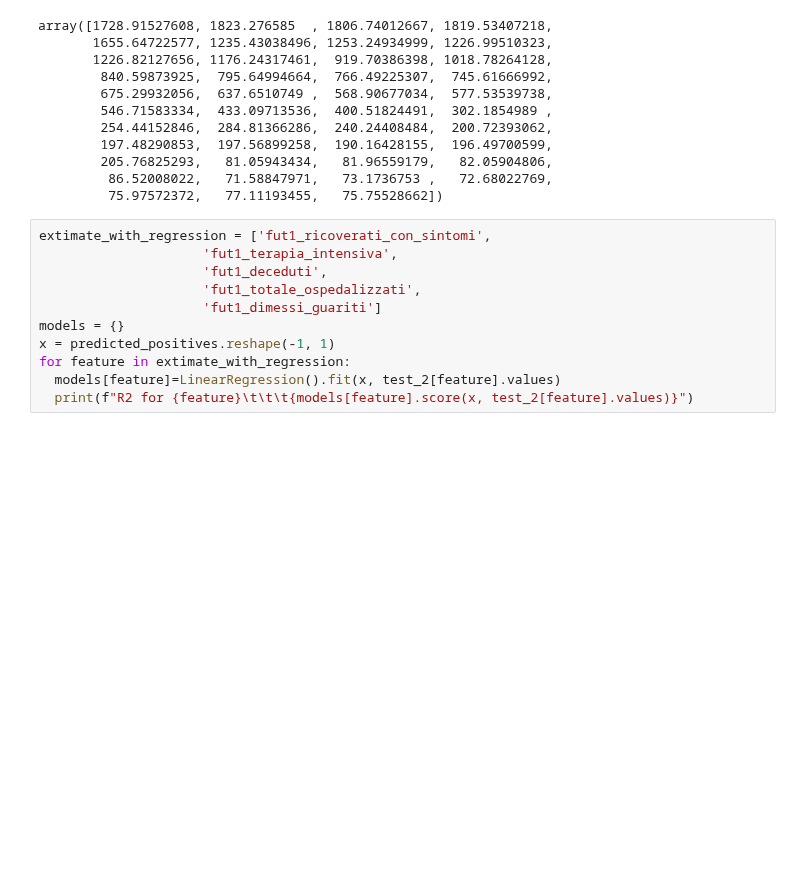
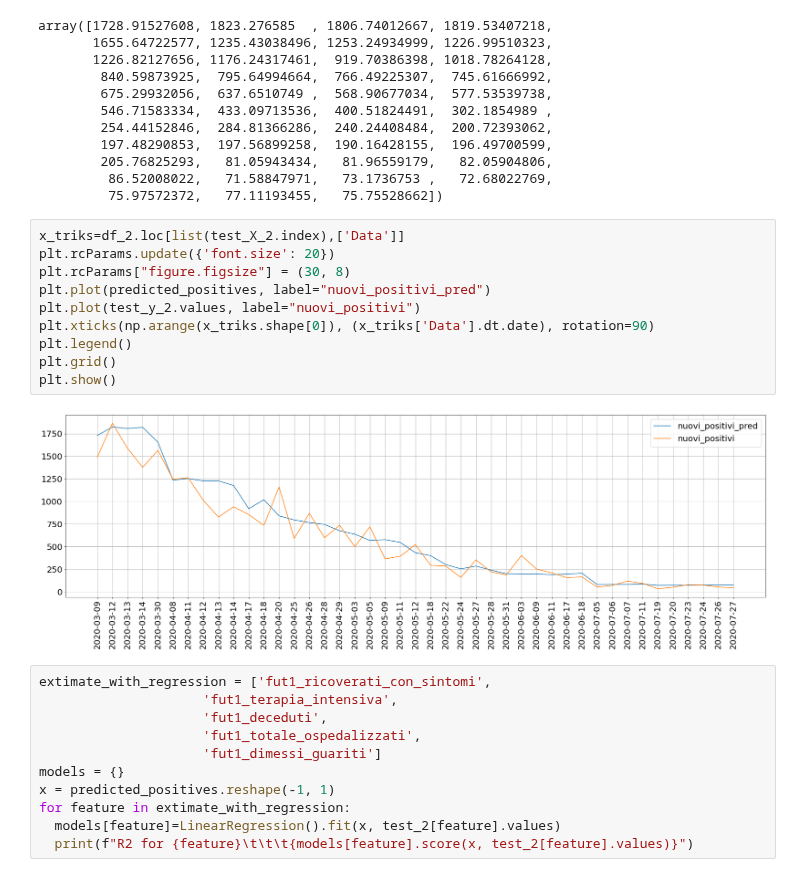
Before and after one commit to Tambup/MLDM_COVID-19, a Jupyter notebook: CorrelationResults.ipynb, the cells around one changed output. Cells and saved outputs as stored; diff of their text form; blank space fills up the shorter version.

Commit message:
Aggiunto grafico nuovi positivi

```diff
--- a/CorrelationResults.ipynb
+++ b/CorrelationResults.ipynb
@@ -105,6 +107,18 @@ array([1728.91527608, 1823.276585  , 1806.74012667, 1819.53407218,
         205.76825293,   81.05943434,   81.96559179,   82.05904806,
          86.52008022,   71.58847971,   73.1736753 ,   72.68022769,
          75.97572372,   77.11193455,   75.75528662])
+# %%
+x_triks=df_2.loc[list(test_X_2.index),['Data']]
+plt.rcParams.update({'font.size': 20})
+plt.rcParams["figure.figsize"] = (30, 8)
+plt.plot(predicted_positives, label="nuovi_positivi_pred")
+plt.plot(test_y_2.values, label="nuovi_positivi")
+plt.xticks(np.arange(x_triks.shape[0]), (x_triks['Data'].dt.date), rotation=90)
+plt.legend()
+plt.grid()
+plt.show()
+# %% [output]
+[figure, added]
 # %%
 extimate_with_regression = ['fut1_ricoverati_con_sintomi',
                      'fut1_terapia_intensiva',
```
Also changed, not shown: parts of 1 cell of this notebook.
